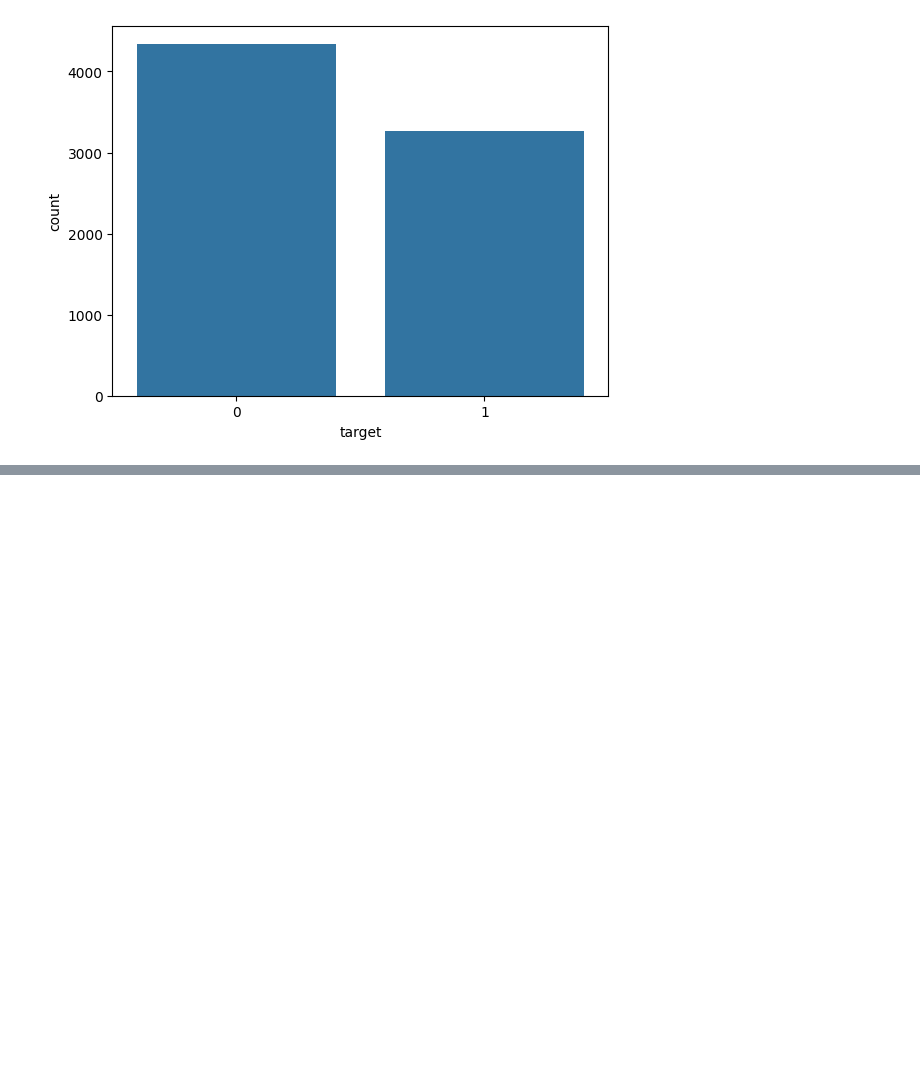
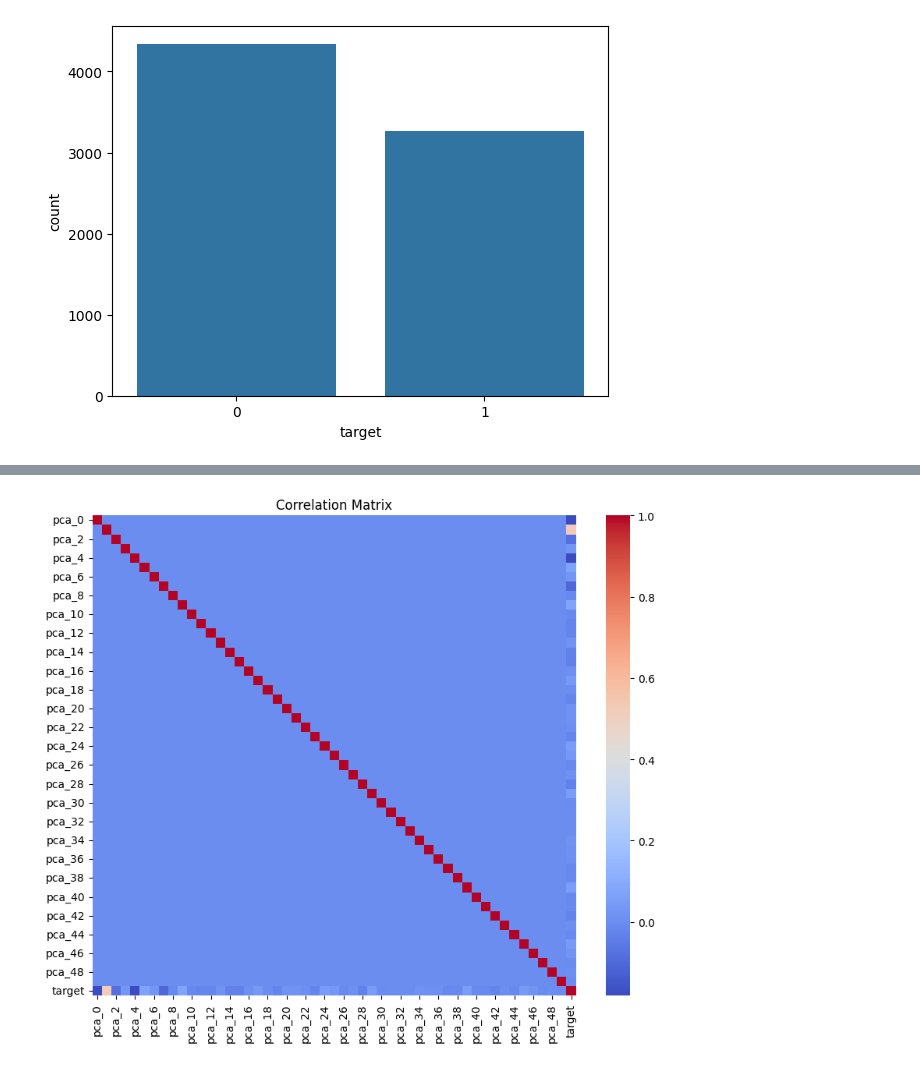
Before and after one commit to celienbonhomme/ml_project, a Jupyter notebook: JupiterBook/_build/jupyter_execute/EDA.ipynb, the cells around one changed output, grey strips where cells are left out. Cells and saved outputs as stored; diff of their text form; code cells hidden in the pictures; blank space fills up the shorter version.

```diff
--- a/JupiterBook/_build/jupyter_execute/EDA.ipynb
+++ b/JupiterBook/_build/jupyter_execute/EDA.ipynb
@@ -197,0 +215,19 @@ sns.countplot(data=data[data['target'].isin([0, 1])], x='target')
+# %%
+from sklearn.model_selection import GridSearchCV
+# Define the parameter grid
+param_grid = {'n_components': [50, 100, 150, 200, 250, 300, 350]}
+
+# Create the PCA object
+pca = PCA()
+
+# Create the GridSearchCV object
+grid_search = GridSearchCV(estimator=pca, param_grid=param_grid)
+
+# Fit the grid search to the data
+grid_search.fit(data.drop('target', axis=1))
+
+# Get the best parameter
+best_n_components = grid_search.best_params_['n_components']
+
+# Print the best parameter
+print(f"The best n_components parameter is: {best_n_components}")
@@ -197,0 +240,4 @@ sns.countplot(data=data[data['target'].isin([0, 1])], x='target')
+# %%
+X_pca = grid_search.transform(data.drop('target', axis=1))
+# %%
+X_pca = pd.DataFrame(X_pca, columns=[f'pca_{i}' for i in range(50)])
@@ -197,0 +260,2 @@ sns.countplot(data=data[data['target'].isin([0, 1])], x='target')
+# %%
+df_pca = pd.concat([X_pca, data['target']], axis=1)
@@ -197,0 +264,15 @@ sns.countplot(data=data[data['target'].isin([0, 1])], x='target')
+# %%
+import seaborn as sns
+correlation_matrix = df_pca.corr()
+correlation_matrix
+import matplotlib.pyplot as plt
+
+correlation_matrix = df_pca.corr()
+
+# Plot the correlation matrix as a heatmap
+plt.figure(figsize=(10, 8))
+sns.heatmap(correlation_matrix, cmap='coolwarm')
+plt.title('Correlation Matrix')
+plt.show()
+# %% [output]
+[figure, added]
```
Also changed, not shown: parts of 16 cells of this notebook, 17 other files.
